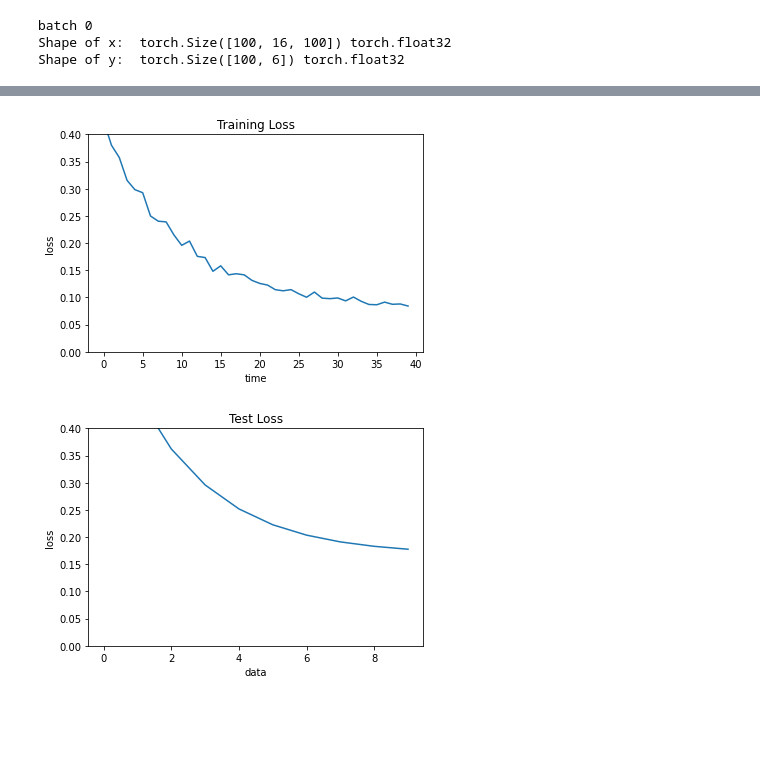
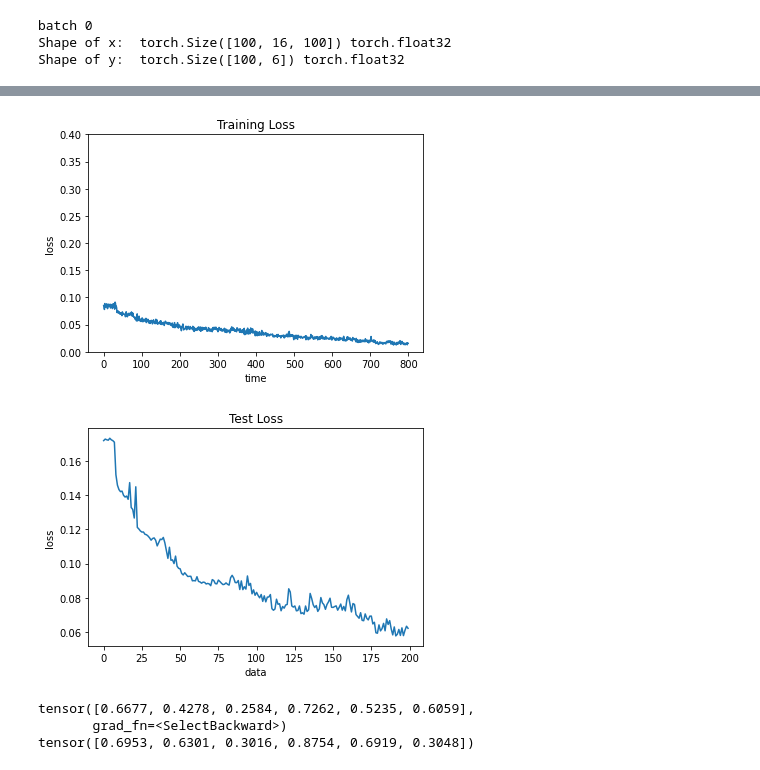
Before and after one commit to anapervan/Flexible-Tool, a Jupyter notebook: data_processing.ipynb, the cells around one changed output, grey strips where cells are left out. Drawn from its saved outputs; the diff is of its cells as text; code cells hidden in the pictures; blank space fills up the shorter version.

Commit message:
add LSTM model into it, the model performance is decent and not have overfitting

```diff
--- a/data_processing.ipynb
+++ b/data_processing.ipynb
@@ -5,7 +5,7 @@ import numpy as np
 
 # df = pd.read_csv('/home/bowen/Documents/Rod_manipulation/Flexible-Tool/data_2.csv', sep = " ", names = ['name', 'value'])
 
-df = pd.read_csv('/home/ana/Documents/Code/Flexible-Tool/data_2.csv', sep = " ", names = ['name', 'value'])
+df = pd.read_csv('/home/bowen/Documents/Rod_manipulation/Flexible-Tool/data_2.csv', sep = " ", names = ['name', 'value'])
 # %%
 
 df.dropna(inplace = True)
@@ -146,18 +146,18 @@ class Net(nn.Module):
     def __init__(self):
         super(Net, self).__init__()
         self.flatten = nn.Flatten()
-        self.linear_stack = nn.Sequential(
-#             nn.Conv1d(16, 50, 100, padding='same'), # in_channels, out_channels, kernel_size, stride, padding
-#             nn.Flatten(),
-            nn.Linear(16*100, 512),
-            nn.Linear(512, 512),
-            nn.Linear(512, 6)
-        )
+
+        self.ls = nn.LSTM(16,32,2, batch_first = True)
+        self.linear = nn.Linear(32,6)
+
 
     def forward(self, x):
+        batch_size = x.shape[0]
         x = self.flatten(x)
-        output = self.linear_stack(x)
-        return output
+        x = torch.reshape(x, (batch_size, 100, 16))
+        output,(h,c) = self.ls(x)
+        output = self.linear(h[-1,...])
+        return nn.Sigmoid()(output)
 
 model = Net()
 print(model)
@@ -173,7 +170,7 @@ Net(
 # %%
 ### loss function and optimizer for training
 loss_fn = torch.nn.MSELoss()
-optimizer = torch.optim.SGD(model.parameters(), lr=1e-3)
+optimizer = torch.optim.Adam(model.parameters(), lr=1e-2)
 
 ### Functions for training and testing the model
 def train(dataloader, model, loss_fn, optimizer,loss_list):
@@ -218,7 +215,7 @@ def test(dataloader, model,test_loss_list):
     return test_loss_list
 # %%
 ### Train the model
-epochs = 10
+epochs = 200
 loss_list=[]
 test_loss_list=[]
 for t in range(epochs):
@@ -246,21 +243,29 @@ Test Error: Loss = 0.177648
 # %%
 plt.figure()
 plt.plot(loss_list)
 axes = plt.gca()
 plt.title('Training Loss')
 plt.xlabel('time')
 plt.ylabel('loss')
 axes.set_ylim([0,0.4])
 plt.show()
 
 plt.figure()
 plt.plot(test_loss_list)
 axes = plt.gca()
 plt.title('Test Loss')
 plt.xlabel('data')
 plt.ylabel('loss')
-axes.set_ylim([0,0.4])
 plt.show()
 # %% [output]
-[figure, old version]
+[figure, new version]
-[figure, old version]
+[figure, new version]
+# %%
+n = np.random.randint(0,200)
+pred = model(x_test_tensor[n])
+print(pred[0])
+print(y_test_tensor[n])
+# %% [output]
+tensor([0.6677, 0.4278, 0.2584, 0.7262, 0.5235, 0.6059],
+       grad_fn=<SelectBackward>)
+tensor([0.6953, 0.6301, 0.3016, 0.8754, 0.6919, 0.3048])
```
Also changed, not shown: parts of 2 cells of this notebook.
